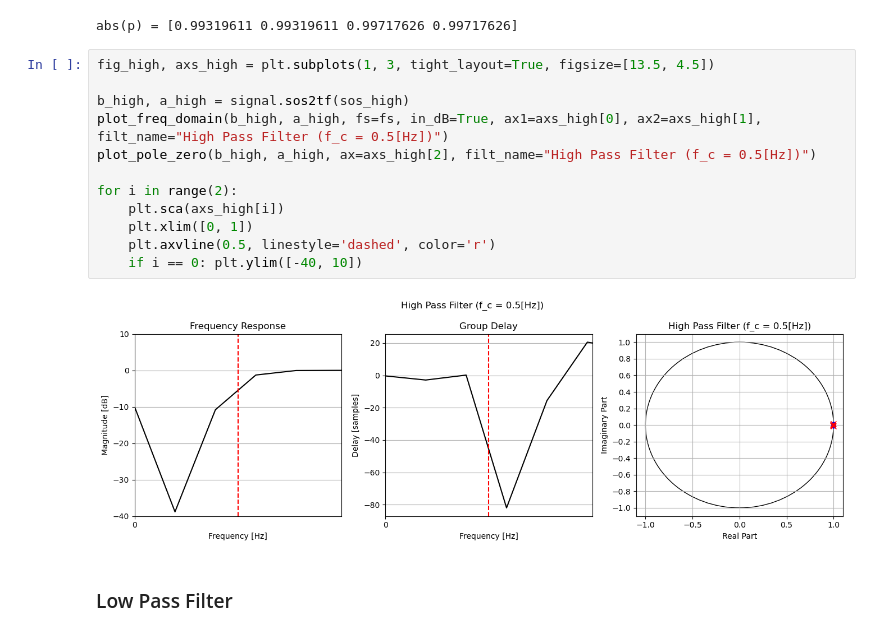
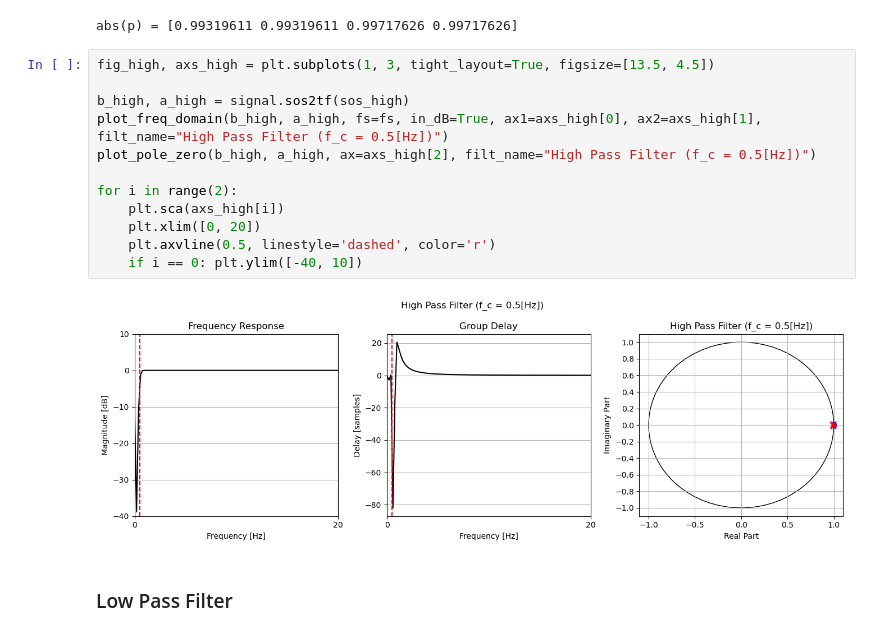
Before and after one commit to bryanmcelvy/microHeartMonitor, a Jupyter notebook: tools/filter_design/daq_filt_design.ipynb, the cells around one changed output. Cells and saved outputs as stored; diff of their text form.

```diff
--- a/tools/filter_design/daq_filt_design.ipynb
+++ b/tools/filter_design/daq_filt_design.ipynb
@@ -54,17 +54,17 @@ abs(p) = [0.99319611 0.99319611 0.99717626 0.99717626]
 # %%
 fig_high, axs_high = plt.subplots(1, 3, tight_layout=True, figsize=[13.5, 4.5])
 
 b_high, a_high = signal.sos2tf(sos_high)
 plot_freq_domain(b_high, a_high, fs=fs, in_dB=True, ax1=axs_high[0], ax2=axs_high[1], filt_name="High Pass Filter (f_c = 0.5[Hz])")
 plot_pole_zero(b_high, a_high, ax=axs_high[2], filt_name="High Pass Filter (f_c = 0.5[Hz])")
 
 for i in range(2):
     plt.sca(axs_high[i])
-    plt.xlim([0, 1])
+    plt.xlim([0, 20])
     plt.axvline(0.5, linestyle='dashed', color='r')
     if i == 0: plt.ylim([-40, 10])
 # %% [output]
-[figure, old version]
+[figure, new version]
 # %% [markdown]
 ### Low Pass Filter
 # %%
```
Also changed, not shown: parts of 6 cells of this notebook.
